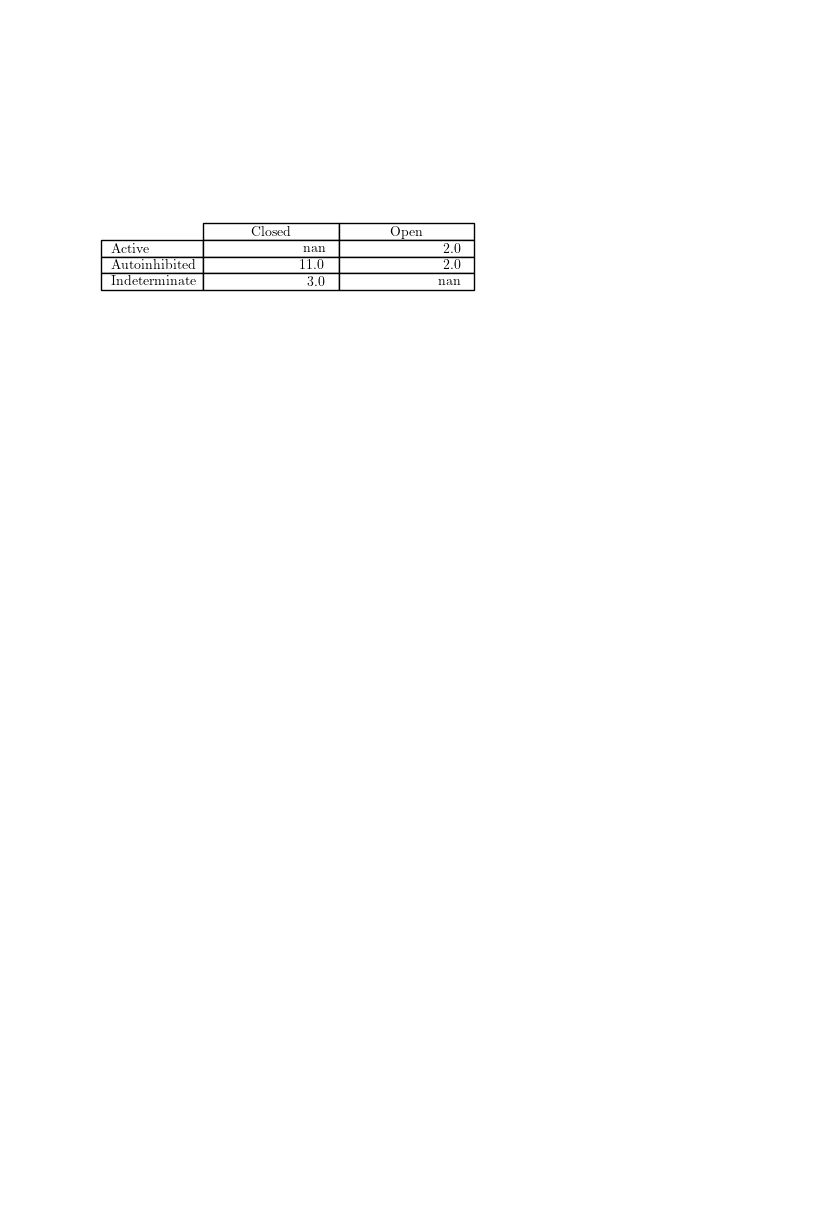
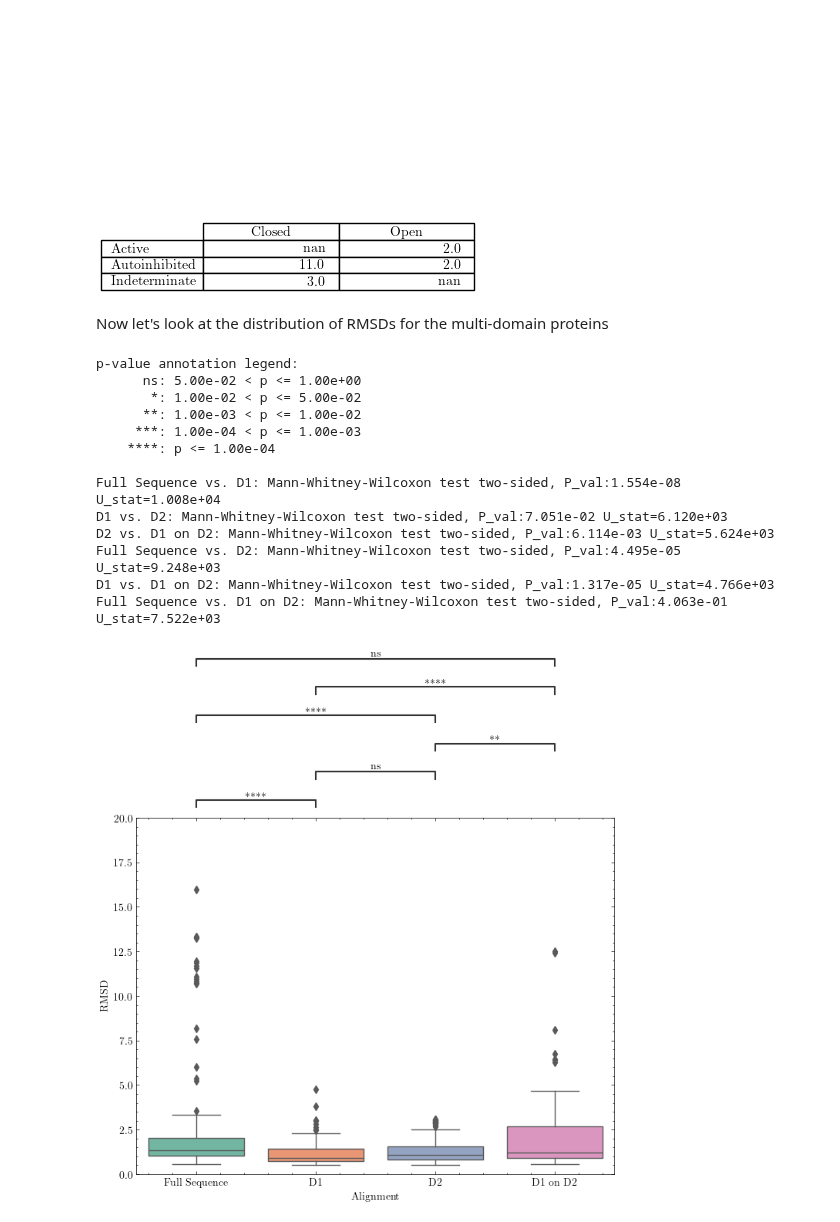
Before and after one commit to jpigles/alphafold-rmsd, a Jupyter notebook: rmsd_analysis.ipynb, the cells around one changed output. Drawn from its saved outputs; the diff is of its cells as text; code cells hidden in the pictures; blank space fills up the shorter version.

```diff
--- a/rmsd_analysis.ipynb
+++ b/rmsd_analysis.ipynb
@@ -210,2 +209,54 @@ ax.yaxis.set_visible(False)
 # %% [output]
 [figure]
+# %% [markdown]
+Now let's look at the distribution of RMSDs for the multi-domain proteins
+# %%
+md = pd.read_csv('./project_pipeline/data/md_rmsds.tsv', sep='\t').astype('object')
+
+# Subset the data
+mdSub = md[['uniprot', 'pdb', 'complex_rmsd', '1_aligned', '2_aligned', '2_comp']]
+
+# Rename columns
+mdSub.columns = ['Uniprot', 'PDB', 'Full Sequence', 'D1', 'D2', 'D1 on D2']
+
+# Melt the data
+mdPlot = pd.melt(mdSub, id_vars=['Uniprot', 'PDB'], var_name='Alignment', value_name='RMSD')
+
+# Convert the RMSD to a float
+mdPlot['RMSD'] = mdPlot['RMSD'].astype(float)
+# %%
+# Now we plot the data
+fig, ax = plt.subplots(figsize=(8, 6))
+sns.boxplot(data=mdPlot, x='Alignment', y='RMSD', ax=ax, palette='Set2')
+ax.set_ybound(0, 20)
+
+# Add the annotations
+pairs = [('Full Sequence', 'D1'),
+         ('Full Sequence', 'D2'),
+         ('Full Sequence', 'D1 on D2'),
+         ('D1', 'D2'),
+         ('D1', 'D1 on D2'),
+         ('D2', 'D1 on D2')]
+order = ['Full Sequence', 'D1', 'D2', 'D1 on D2']
+annotator = Annotator(ax, pairs, data=mdPlot, x='Alignment', y='RMSD', order=order)
+annotator.configure(test='Mann-Whitney', text_format='star', loc='outside')
+annotator.apply_and_annotate()
+
+# Save the plot
+plt.tight_layout
+plt.savefig('./project_pipeline/data/figures/md_rmsd_distributions.png', dpi=300, bbox_inches='tight')
+# %% [output]
+p-value annotation legend:
+      ns: 5.00e-02 < p <= 1.00e+00
+       *: 1.00e-02 < p <= 5.00e-02
+      **: 1.00e-03 < p <= 1.00e-02
+     ***: 1.00e-04 < p <= 1.00e-03
+    ****: p <= 1.00e-04
+
+Full Sequence vs. D1: Mann-Whitney-Wilcoxon test two-sided, P_val:1.554e-08 U_stat=1.008e+04
+D1 vs. D2: Mann-Whitney-Wilcoxon test two-sided, P_val:7.051e-02 U_stat=6.120e+03
+D2 vs. D1 on D2: Mann-Whitney-Wilcoxon test two-sided, P_val:6.114e-03 U_stat=5.624e+03
+Full Sequence vs. D2: Mann-Whitney-Wilcoxon test two-sided, P_val:4.495e-05 U_stat=9.248e+03
+D1 vs. D1 on D2: Mann-Whitney-Wilcoxon test two-sided, P_val:1.317e-05 U_stat=4.766e+03
+Full Sequence vs. D1 on D2: Mann-Whitney-Wilcoxon test two-sided, P_val:4.063e-01 U_stat=7.522e+03
+[figure, added]
```
Also changed, not shown: parts of 9 cells of this notebook, 39 other files.
